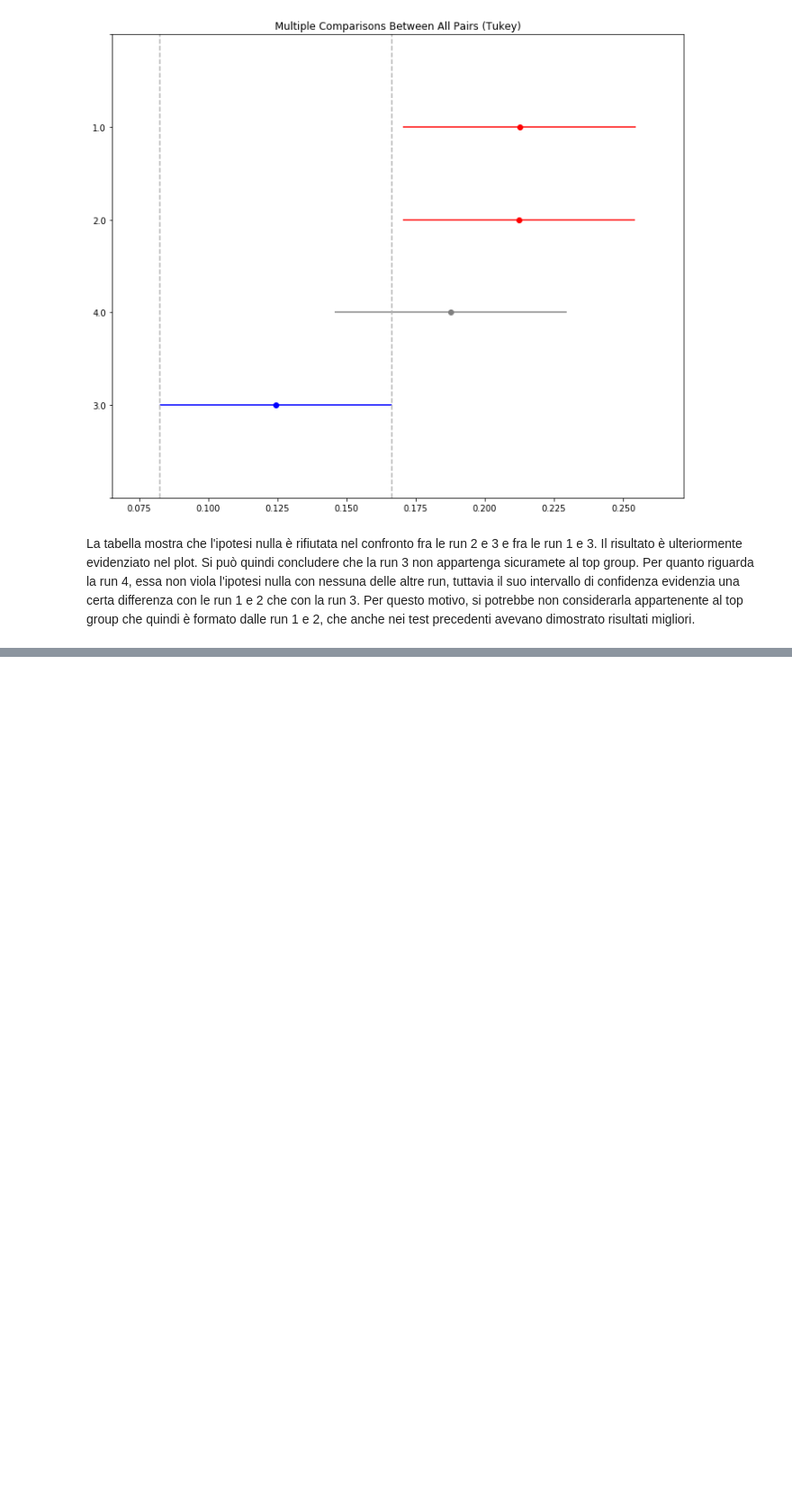
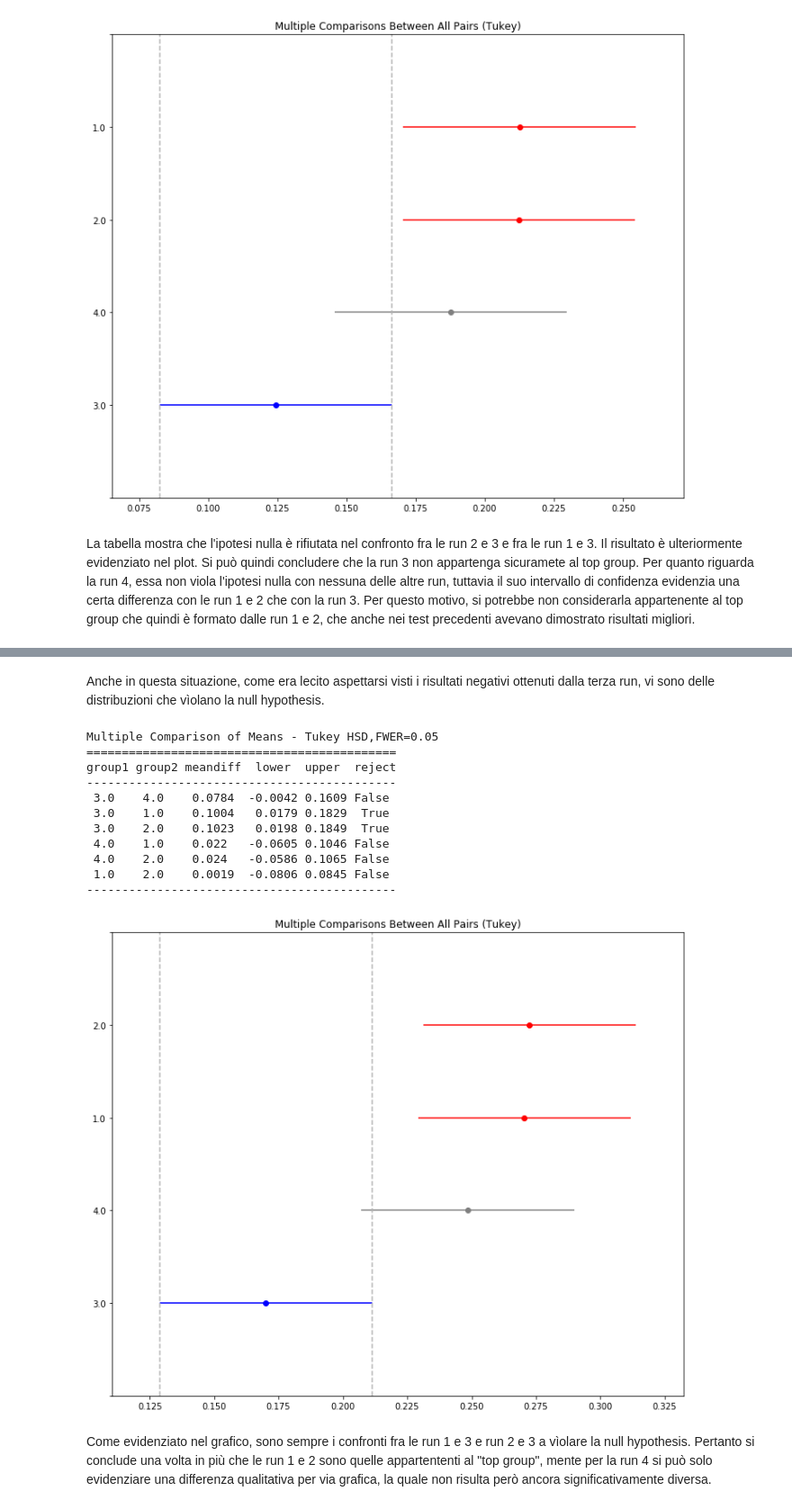
Before and after one commit to chrisob194/informationretrievalhw, a Jupyter notebook: repository/ChristianObetti_1205719_notebook_hw1.ipynb, the cells around one changed output, grey strips where cells are left out. Shown: that part at 90% size. Drawn from its saved outputs; the diff is of its cells as text; code cells hidden in the pictures; blank space fills up the shorter version.

```diff
--- a/repository/ChristianObetti_1205719_notebook_hw1.ipynb
+++ b/repository/ChristianObetti_1205719_notebook_hw1.ipynb
@@ -88,7 +88,7 @@ rprec_list = np.array([
 ])
 
 # matrice che associa ad ogni run il rispettivo precision at 10
-prec_at_10_list = np.array([
+p10_list = np.array([
     [1,float(prec_at_10_1[2])],
     [2,float(prec_at_10_2[2])],
     [3,float(prec_at_10_3[2])],
@@ -226,0 +324,43 @@ La tabella mostra che l'ipotesi nulla è rifiutata nel confronto fra le run 2 e
+# %% [markdown]
+Anche in questa situazione, come era lecito aspettarsi visti i risultati negativi ottenuti dalla terza run, vi sono delle distribuzioni che vìolano la null hypothesis.
+# %%
+# riordino la lista che contiene i map delle run in modo crescente
+# la funzione MultiComparison ordina graficamente in modo diverso rispetto all'analoga funzione
+# matlab spiegata a lezione, dove gli indici venivano ordinati in modo decrescente
+sorted_p10_list = p10_list[p10_list[:,1].argsort()]
+# unisco tutte le precision dei topics delle diverse run in un unico array
+scores_p10 = np.concatenate((r1_p10,r2_p10,r3_p10,r4_p10))
+# inizializzo e creo un array con i diversi labels
+labels_p10 = np.zeros(200)
+labels_p10[:50] = 1
+labels_p10[50:100] = 2
+labels_p10[100:150] = 3
+labels_p10[150:] = 4
+# unisco le array labels e scores (operazione non strettamente necessaria, ma in questo modo costruisco
+# un'unica matrice che contiene nella prima colonna i labels delle run e nella seconda tutti i valori di precision)
+data_p10 = np.column_stack((labels_p10,scores_p10))
+
+# oggetto che permette il confronto dei dati delle diverse run
+mc_p10 = MultiComparison(data_p10[:,1],data_p10[:,0],group_order=sorted_p10_list[:,0])
+# test tukey hsd (il parametro alpha=0.05 è di default, ma potrebbe essere cambiato)
+result_p10 = mc_rprec.tukeyhsd()
+# plot del test tukey hsd
+result_p10.plot_simultaneous(comparison_name=3,figsize=(12,10))
+# stampa della tabella con i vari confronti tra le run e la verifica che la null hypothesis sia stata o no rifiuta
+# segue commento
+print(result_p10)
+# %% [output]
+Multiple Comparison of Means - Tukey HSD,FWER=0.05
+============================================
+group1 group2 meandiff  lower  upper  reject
+--------------------------------------------
+ 3.0    4.0    0.0784  -0.0042 0.1609 False
+ 3.0    1.0    0.1004   0.0179 0.1829  True
+ 3.0    2.0    0.1023   0.0198 0.1849  True
+ 4.0    1.0    0.022   -0.0605 0.1046 False
+ 4.0    2.0    0.024   -0.0586 0.1065 False
+ 1.0    2.0    0.0019  -0.0806 0.0845 False
+--------------------------------------------
+[figure, added]
+# %% [markdown]
+Come evidenziato nel grafico, sono sempre i confronti fra le run 1 e 3 e run 2 e 3 a vìolare la null hypothesis. Pertanto si conclude una volta in più che le run 1 e 2 sono quelle appartententi al "top group", mente per la run 4 si può solo evidenziare una differenza qualitativa per via grafica, la quale non risulta però ancora significativamente diversa.
```
Also changed, not shown: parts of 18 cells of this notebook, 6 other files.
